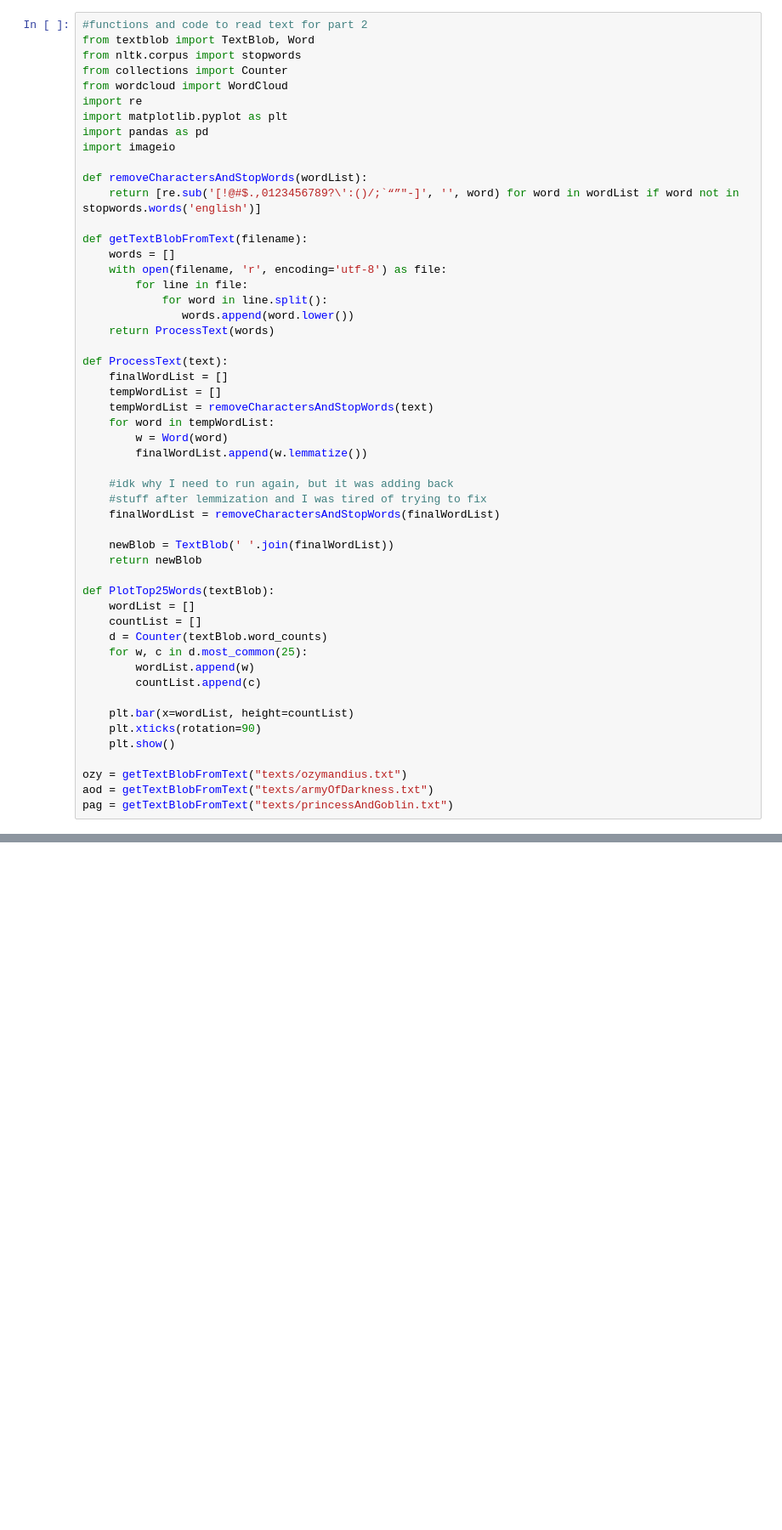
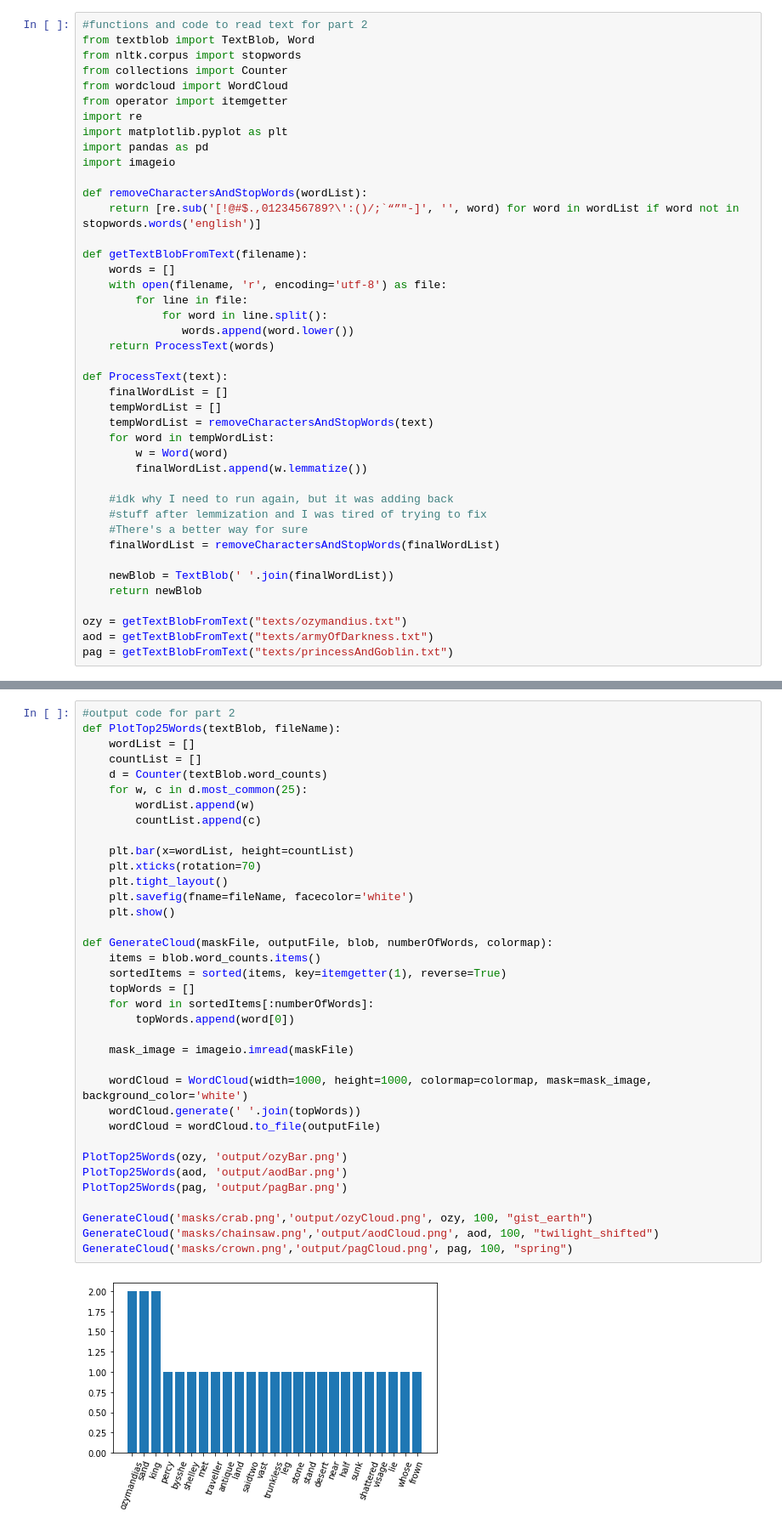
Before and after one commit to cmklen/dataAnalyticsCSE590, a Jupyter notebook: HW3/homework3.ipynb, the cells around one changed output, grey strips where cells are left out. Shown at 85% size. Drawn from its saved outputs; the diff is of its cells as text; blank space fills up the shorter version.

Commit message:
part 2 finally done

```diff
--- a/HW3/homework3.ipynb
+++ b/HW3/homework3.ipynb
@@ -12,6 +6,7 @@ from textblob import TextBlob, Word
 from nltk.corpus import stopwords
 from collections import Counter
 from wordcloud import WordCloud
+from operator import itemgetter
 import re
 import matplotlib.pyplot as plt
 import pandas as pd
@@ -38,23 +33,12 @@ def ProcessText(text):
 
     #idk why I need to run again, but it was adding back
     #stuff after lemmization and I was tired of trying to fix
+    #There's a better way for sure
     finalWordList = removeCharactersAndStopWords(finalWordList)
 
     newBlob = TextBlob(' '.join(finalWordList))
     return newBlob
 
-def PlotTop25Words(textBlob):
-    wordList = []
-    countList = []
-    d = Counter(textBlob.word_counts)
-    for w, c in d.most_common(25):
-        wordList.append(w)
-        countList.append(c)
-
-    plt.bar(x=wordList, height=countList)
-    plt.xticks(rotation=90)
-    plt.show()
-
 ozy = getTextBlobFromText("texts/ozymandius.txt")
 aod = getTextBlobFromText("texts/armyOfDarkness.txt")
 pag = getTextBlobFromText("texts/princessAndGoblin.txt")
@@ -87,0 +47,38 @@ wordCloud = wordCloud.to_file('output/ozy.png')
+# %%
+#output code for part 2
+def PlotTop25Words(textBlob, fileName):
+    wordList = []
+    countList = []
+    d = Counter(textBlob.word_counts)
+    for w, c in d.most_common(25):
+        wordList.append(w)
+        countList.append(c)
+
+    plt.bar(x=wordList, height=countList)
+    plt.xticks(rotation=70)
+    plt.tight_layout()
+    plt.savefig(fname=fileName, facecolor='white')
+    plt.show()
+
+def GenerateCloud(maskFile, outputFile, blob, numberOfWords, colormap):
+    items = blob.word_counts.items()
+    sortedItems = sorted(items, key=itemgetter(1), reverse=True)
+    topWords = []
+    for word in sortedItems[:numberOfWords]:
+        topWords.append(word[0])
+
+    mask_image = imageio.imread(maskFile)
+
+    wordCloud = WordCloud(width=1000, height=1000, colormap=colormap, mask=mask_image, background_color='white')
+    wordCloud.generate(' '.join(topWords))
+    wordCloud = wordCloud.to_file(outputFile)
+
+PlotTop25Words(ozy, 'output/ozyBar.png')
+PlotTop25Words(aod, 'output/aodBar.png')
+PlotTop25Words(pag, 'output/pagBar.png')
+
+GenerateCloud('masks/crab.png','output/ozyCloud.png', ozy, 100, "gist_earth")
+GenerateCloud('masks/chainsaw.png','output/aodCloud.png', aod, 100, "twilight_shifted")
+GenerateCloud('masks/crown.png','output/pagCloud.png', pag, 100, "spring")
+# %% [output]
+[figure, added]
```
Also changed, not shown: parts of 6 cells of this notebook, 10 other files.
